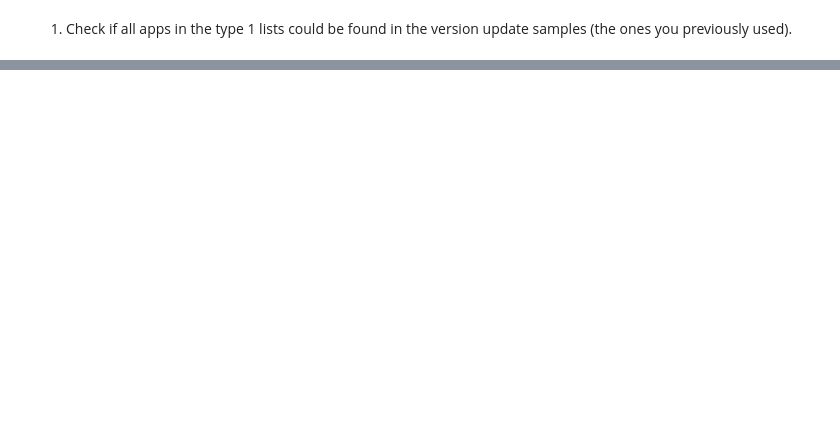
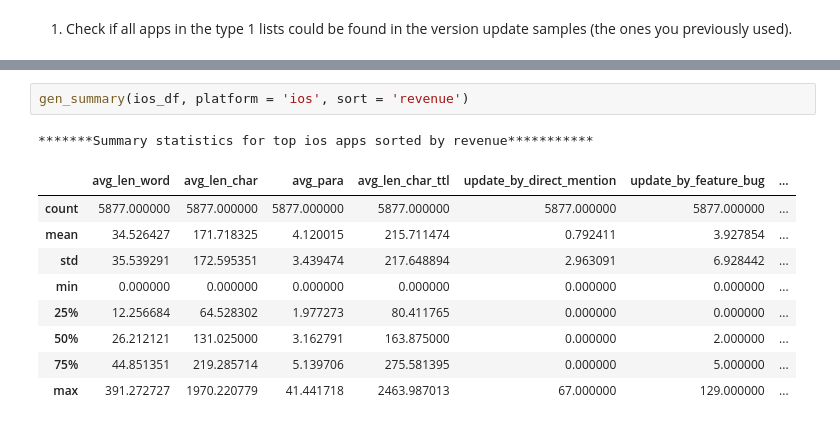
Before and after one commit to YileC928/app-data-privacy-proj, a Jupyter notebook: top_app_summary.ipynb, the cells around one changed output, grey strips where cells are left out. Cells and saved outputs as stored; diff of their text form; blank space fills up the shorter version.

```diff
--- a/top_app_summary.ipynb
+++ b/top_app_summary.ipynb
@@ -66,0 +123,13 @@ print(sum(t1_revenue['app_id'].apply(lambda x: 1 if x in and_update else 0))/len
+# %%
+gen_summary(ios_df, platform = 'ios', sort = 'revenue')
+# %% [output]
+*******Summary statistics for top ios apps sorted by revenue***********
+|  | avg_len_word | avg_len_char | avg_para | avg_len_char_ttl | update_by_direct_mention | update_by_feature_bug | ... |
+| count | 5877.000000 | 5877.000000 | 5877.000000 | 5877.000000 | 5877.000000 | 5877.000000 | ... |
+| mean | 34.526427 | 171.718325 | 4.120015 | 215.711474 | 0.792411 | 3.927854 | ... |
+| std | 35.539291 | 172.595351 | 3.439474 | 217.648894 | 2.963091 | 6.928442 | ... |
+| min | 0.000000 | 0.000000 | 0.000000 | 0.000000 | 0.000000 | 0.000000 | ... |
+| 25% | 12.256684 | 64.528302 | 1.977273 | 80.411765 | 0.000000 | 0.000000 | ... |
+| 50% | 26.212121 | 131.025000 | 3.162791 | 163.875000 | 0.000000 | 2.000000 | ... |
+| 75% | 44.851351 | 219.285714 | 5.139706 | 275.581395 | 0.000000 | 5.000000 | ... |
+| max | 391.272727 | 1970.220779 | 41.441718 | 2463.987013 | 67.000000 | 129.000000 | ... |
```
Also changed, not shown: parts of 12 cells of this notebook.
